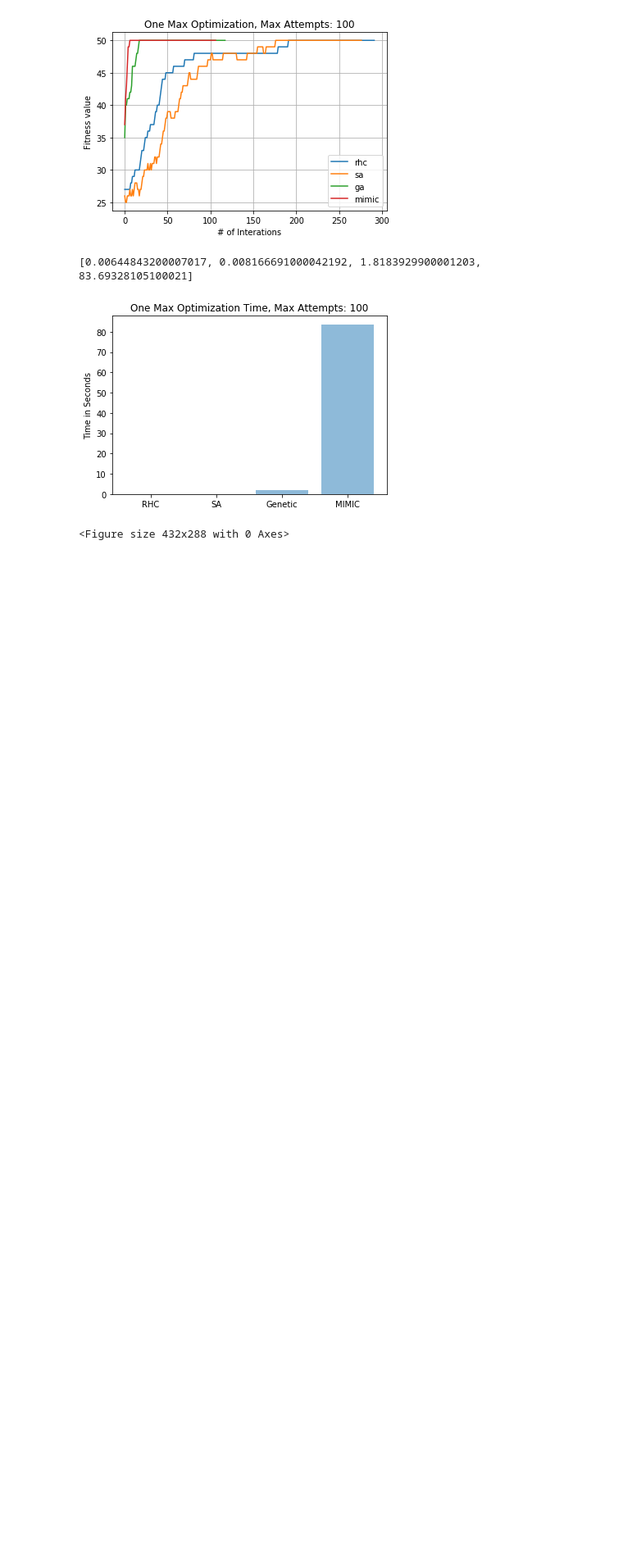
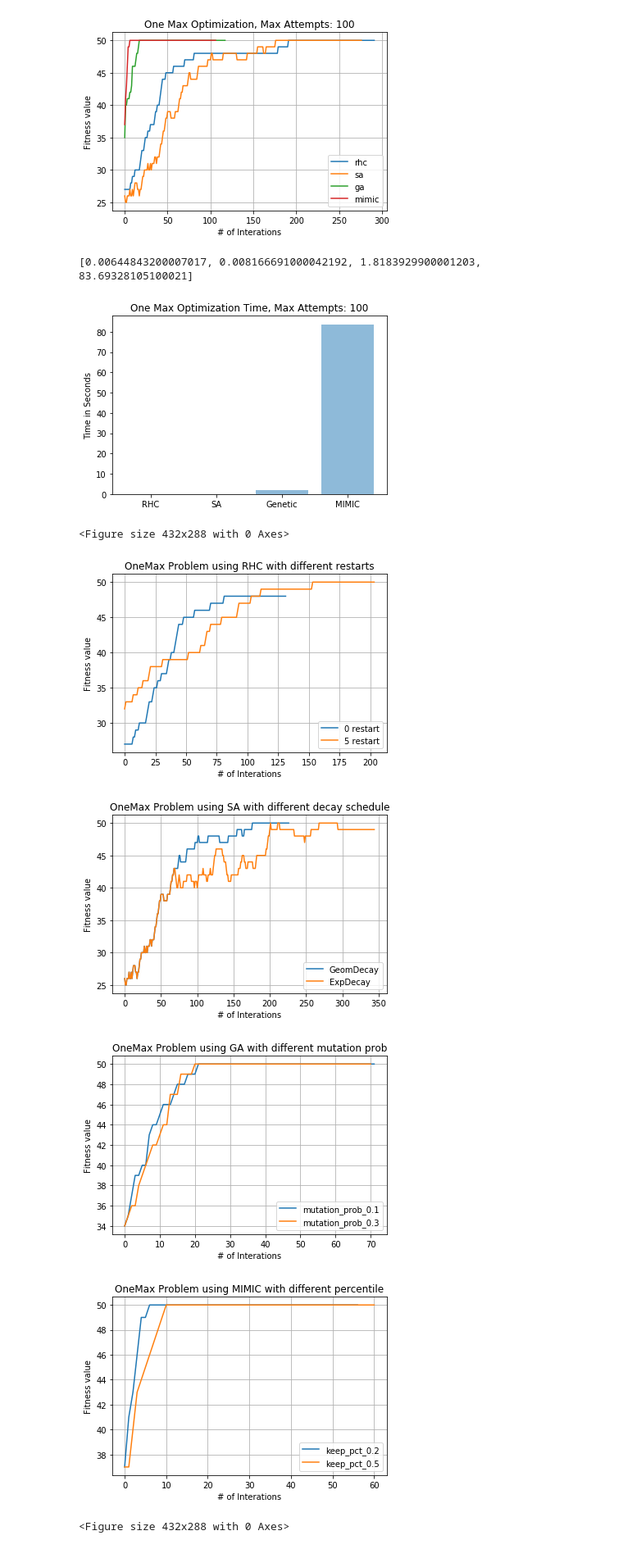
Before and after one commit to netcsc/randomized-optimization-ML, a Jupyter notebook: ro_problem.ipynb, the cells around one changed output. Shown at 82% size. Drawn from its saved outputs; the diff is of its cells as text; code cells hidden in the pictures; blank space fills up the shorter version.

```diff
--- a/ro_problem.ipynb
+++ b/ro_problem.ipynb
@@ -384,3 +482,51 @@ for k, v in results.items():
 [0.00644843200007017, 0.008166691000042192, 1.8183929900001203, 83.69328105100021]
 [figure]
 <Figure size 432x288 with 0 Axes>
+# %%
+problem_size = 50
+max_attempts = 50
+max_iters = 1500
+onemax_fitness = mlrose.OneMax()
+onemax_problem = mlrose.DiscreteOpt(length = problem_size, fitness_fn = onemax_fitness, maximize = True)
+
+results_2 = {'0 restart': [],'5 restart': []}
+best_state, best_fitness, fitness_curve, time = randomized_hill_climb(onemax_problem, max_attempts,
+                                                                      max_iters, restarts=0)
+results_2['0 restart'] = fitness_curve
+best_state, best_fitness, fitness_curve, time = randomized_hill_climb(onemax_problem, max_attempts,
+                                                                      max_iters, restarts=5)
+results_2['5 restart'] = fitness_curve
+plot_graph(results_2,"OneMax Problem using RHC with different restarts")
+
+results_3 = {'GeomDecay': [],'ExpDecay': []}
+best_state, best_fitness, fitness_curve, time = simulated_annealing(onemax_problem, max_attempts, max_iters,
+                                                                    schedule=mlrose.GeomDecay())
+results_3['GeomDecay'] = fitness_curve
+best_state, best_fitness, fitness_curve, time = simulated_annealing(onemax_problem, max_attempts, max_iters,
+                                                                    schedule=mlrose.ExpDecay())
+results_3['ExpDecay'] = fitness_curve
+plot_graph(results_3,"OneMax Problem using SA with different decay schedule")
+
+results_4 = {'mutation_prob_0.1': [],'mutation_prob_0.3': []}
+best_state, best_fitness, fitness_curve, time = genetic(onemax_problem, max_attempts, max_iters,
+                                                       mutation_prob=0.1)
+results_4['mutation_prob_0.1'] = fitness_curve
+best_state, best_fitness, fitness_curve, time = genetic(onemax_problem, max_attempts, max_iters,
+                                                       mutation_prob=0.3)
+results_4['mutation_prob_0.3'] = fitness_curve
+plot_graph(results_4,"OneMax Problem using GA with different mutation prob")
+
+results_5 = {'keep_pct_0.2': [],'keep_pct_0.5': []}
+best_state, best_fitness, fitness_curve, time = mimic(onemax_problem, max_attempts, max_iters,
+                                                     keep_pct=0.2)
+results_5['keep_pct_0.2'] = fitness_curve
+best_state, best_fitness, fitness_curve, time = mimic(onemax_problem, max_attempts, max_iters,
+                                                     keep_pct=0.5)
+results_5['keep_pct_0.5'] = fitness_curve
+plot_graph(results_5,"OneMax Problem using MIMIC with different percentile")
+# %% [output]
+[figure, added]
+[figure, added]
+[figure, added]
+[figure, added]
+<Figure size 432x288 with 0 Axes>
```
Also changed, not shown: parts of 2 cells of this notebook, 2 other files.
